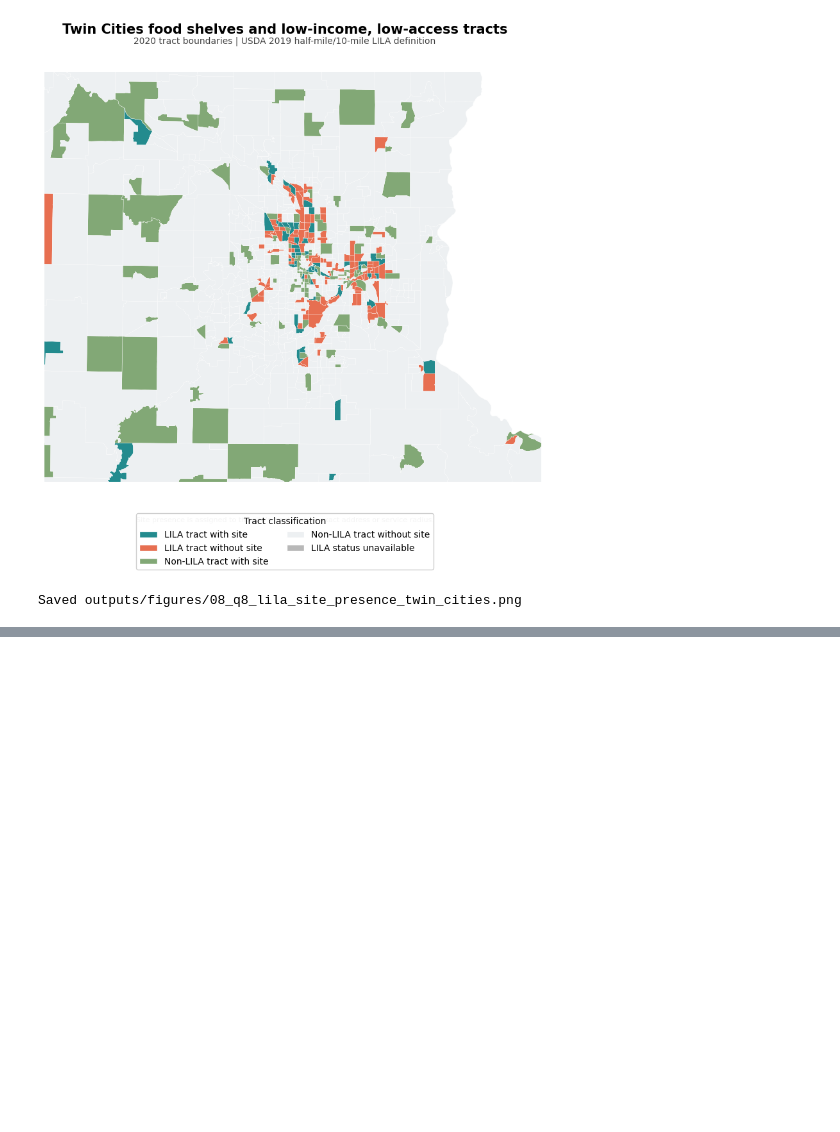
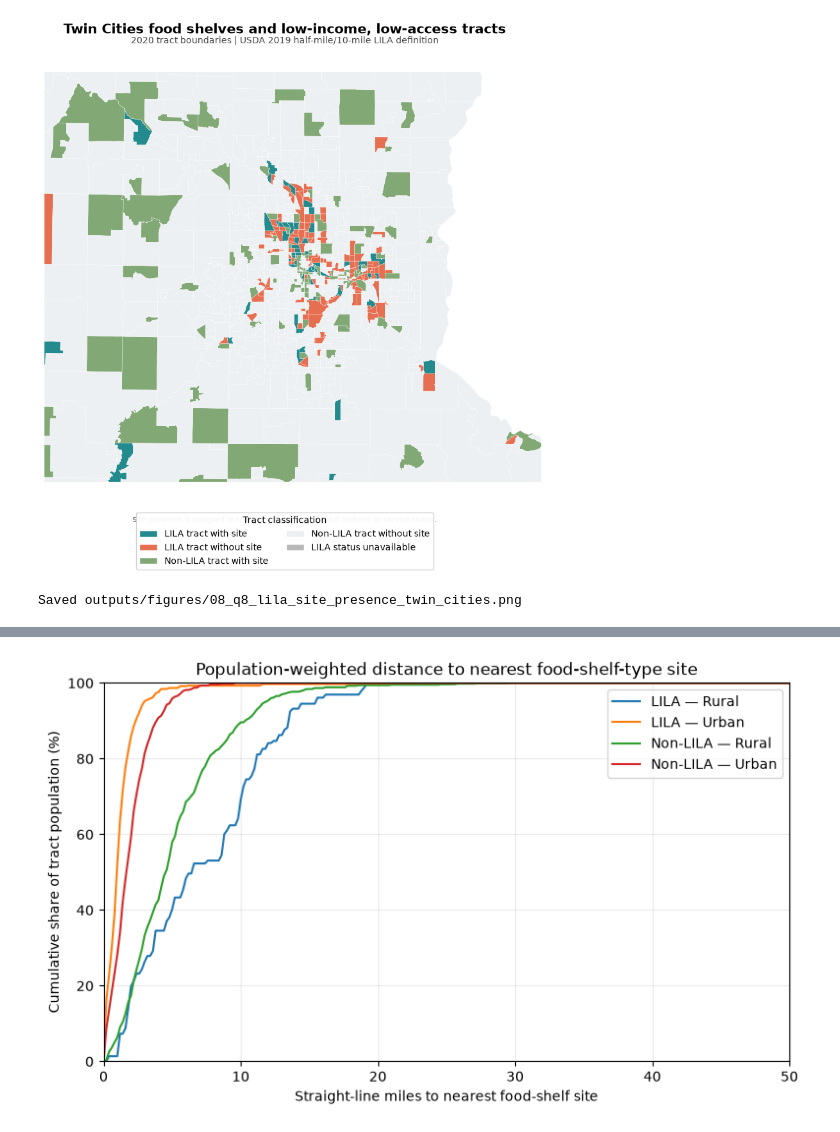
Before and after one commit to dhyan95/MinneMUDAC, a Jupyter notebook: notebooks/q8_exploration.ipynb, the cells around one changed output, grey strips where cells are left out. Drawn from its saved outputs; the diff is of its cells as text; code cells hidden in the pictures; blank space fills up the shorter version.

```diff
--- a/notebooks/q8_exploration.ipynb
+++ b/notebooks/q8_exploration.ipynb
@@ -202,0 +204,21 @@ All maps use the same tract classifications. Source inputs are the processed sit
+# %%
+centers_raw = pd.read_csv(POP_CENTERS, dtype=str, encoding="utf-8-sig")
+centers_raw["tract_geoid"] = (centers_raw["STATEFP"] + centers_raw["COUNTYFP"]
+                              + centers_raw["TRACTCE"])
+boundary_ids = set(tracts["tract_geoid"])
+crosswalk_ids = set(lila["tract_geoid"])
+population_ids = set(centers_raw["tract_geoid"])
+join_audit = pd.DataFrame([
+    {"source": "2020 tract boundaries", "tracts": len(boundary_ids),
+     "overlap_with_boundaries": len(boundary_ids), "unmatched": 0},
+    {"source": "LILA crosswalk", "tracts": len(crosswalk_ids),
+     "overlap_with_boundaries": len(boundary_ids & crosswalk_ids),
+     "unmatched": len(crosswalk_ids - boundary_ids)},
+    {"source": "2020 population centers", "tracts": len(population_ids),
+     "overlap_with_boundaries": len(boundary_ids & population_ids),
+     "unmatched": len(population_ids - boundary_ids)},
+])
+assert tracts["tract_geoid"].is_unique
+assert lila["tract_geoid"].is_unique
+assert centers_raw["tract_geoid"].is_unique
+join_audit
@@ -202,0 +401,24 @@ All maps use the same tract classifications. Source inputs are the processed sit
+# %%
+fig, ax = plt.subplots(figsize=(9, 5))
+distance_grid = np.linspace(0, 50, 251)
+cdf_data = distance_data[distance_data["population"].gt(0)
+                         & distance_data["lila_class"].ne("Unavailable")
+                         & distance_data["urban_rural"].ne("Unavailable")]
+for (lila_class, urban_rural), group in cdf_data.groupby(
+        ["lila_class", "urban_rural"], observed=True):
+    group = group[group["population"].gt(0) & group["nearest_site_miles"].notna()]
+    weights = group["population"].to_numpy(dtype=float)
+    miles = group["nearest_site_miles"].to_numpy(dtype=float)
+    weighted_cdf = [100 * weights[miles <= cutoff].sum() / weights.sum()
+                    for cutoff in distance_grid]
+    ax.plot(distance_grid, weighted_cdf, label=f"{lila_class} — {urban_rural}")
+ax.set(xlabel="Straight-line miles to nearest food-shelf site",
+       ylabel="Cumulative share of tract population (%)",
+       title="Population-weighted distance to nearest food-shelf-type site")
+ax.set_xlim(0, 50)
+ax.set_ylim(0, 100)
+ax.grid(alpha=0.25)
+ax.legend()
+plt.show()
+# %% [output]
+[figure, added]
```
Also changed, not shown: parts of 19 cells of this notebook, 3 other files.
